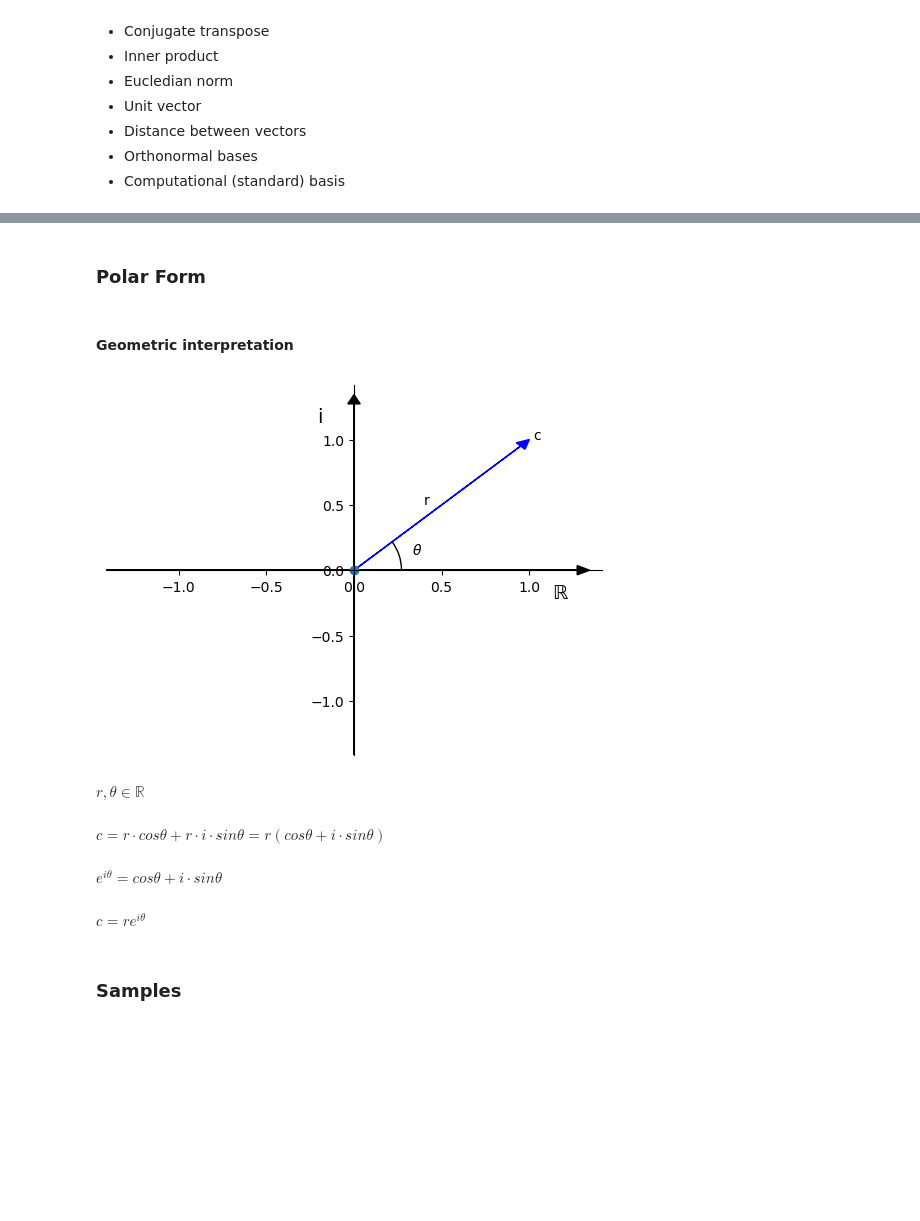
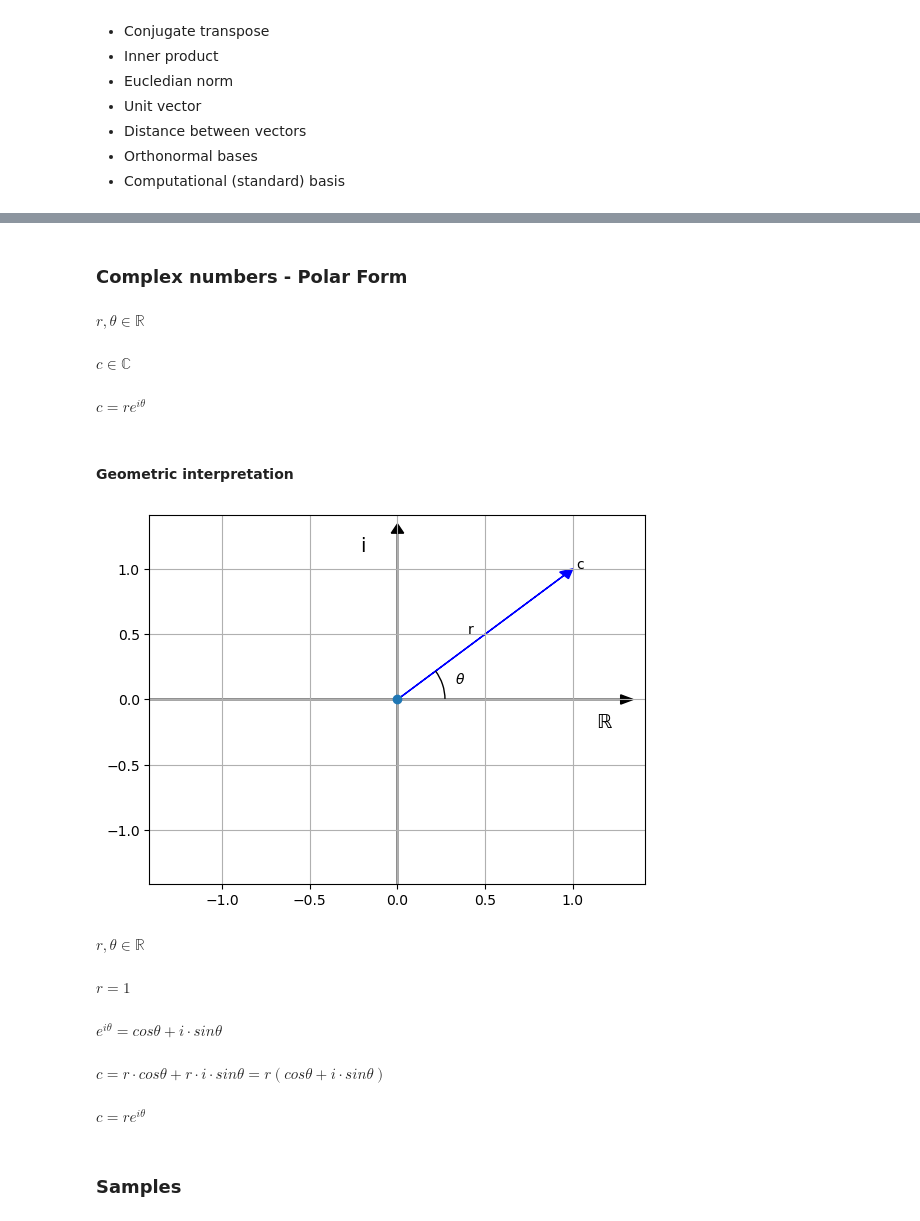
Before and after one commit to 0riv3r/quantum_computing_math_and_algorithms, a Jupyter notebook: quantum_math_cheat_sheet.ipynb, the cells around one changed output, grey strips where cells are left out. Cells and saved outputs as stored; diff of their text form; code cells hidden in the pictures; blank space fills up the shorter version.

```diff
--- a/quantum_math_cheat_sheet.ipynb
+++ b/quantum_math_cheat_sheet.ipynb
@@ -187,7 +187,7 @@ import numpy as np # dodamo še numerično knjižico
 get_ipython().run_line_magic('matplotlib', 'inline')
 
 
-def complex_plane2(z,p1,p2,center=(0,0),axis_type=0):
+def complex_plane2(z,p1,p2,angle_size,center=(0,0),axis_type=0):
     """Creates complex plane and shows complex numbers as vectors (complexors)
 
     Parameters
@@ -246,6 +246,6 @@ def complex_plane2(z,p1,p2,center=(0,0),axis_type=0):
         plt.arrow(0, 0, x, y, head_width=w/20, head_length=w/20, fc='b', ec='b');
 
 
-        # angle
+        # call AngleAnnotation func
         point, = ax.plot(*center, marker="o")
-        AngleAnnotation(center, p1[1], p2[1], ax=ax, size=95, text=r"$\theta$", textposition="edge")
+        AngleAnnotation(center, p1[1], p2[1], ax=ax, size=angle_size, text=r"$\theta$", textposition="edge")
@@ -252,35 +264,49 @@ def complex_plane2(z,p1,p2,center=(0,0),axis_type=0):
 # %% [markdown]
-### Polar Form
+### Complex numbers - Polar Form
+# %%
+display( Math('r,\\theta \\in \\mathbb{R}') )
+display( Math('c \\in \\mathbb{C}') )
+display( Math('c = re^{i\\theta}') )
+# %% [output]
+$\displaystyle r,\theta \in \mathbb{R}$
+$\displaystyle c \in \mathbb{C}$
+$\displaystyle c = re^{i\theta}$
 # %% [markdown]
 #### Geometric interpretation
 # %%
 import matplotlib.pyplot as plt
 import numpy as np # dodamo še numerično knjižico
 get_ipython().run_line_magic('matplotlib', 'inline')
 
-#z=[20+10j,15,-10-10j,5+15j] # array of complex values
+# params for complex_plane2 func
 z=[1+1j]
 
+# params for AngleAnnotation func
 center = (0, 0)
 p1 = [(0, 0), (1.0, 0)]
 p2 = [(0, 0), (1.0, 1.0)]
+angle_size= 95
 
-complex_plane2(z,p1,p2,center,axis_type=2)
+complex_plane2(z,p1,p2,angle_size,center,axis_type=1)
 
 plt.text(0.4,0.5,'r')
 plt.text(1.02,1.0,'c')
 plt.show()
 # %% [output]
-[figure, old version]
+[figure, new version]
 # %%
 display( Math('r,\\theta \\in \\mathbb{R}') )
-display( Math('c = r \\cdot cos \\theta + r \\cdot i \\cdot sin \\theta = r(cos \\theta + i \\cdot sin \\theta)') )
+display( Math('r = 1') )
 display( Math('e^{i\\theta} = cos \\theta + i \\cdot sin \\theta') )
-display( Math('c = re^{i\\theta}') )
 # %% [output]
 $\displaystyle r,\theta \in \mathbb{R}$
-$\displaystyle c = r \cdot cos \theta + r \cdot i \cdot sin \theta = r(cos \theta + i \cdot sin \theta)$
+$\displaystyle r = 1$
 $\displaystyle e^{i\theta} = cos \theta + i \cdot sin \theta$
-$\displaystyle c = re^{i\theta}$
+# %%
+display( Math('c = r \\cdot cos \\theta + r \\cdot i \\cdot sin \\theta = r(cos \\theta + i \\cdot sin \\theta)') )
+display( Math('c = re^{i\\theta}') )
+# %% [output]
+$\displaystyle c = r \cdot cos \theta + r \cdot i \cdot sin \theta = r(cos \theta + i \cdot sin \theta)$
+$\displaystyle c = re^{i\theta}$
 # %% [markdown]
 ### Samples
```
Also changed, not shown: parts of 7 cells of this notebook.
